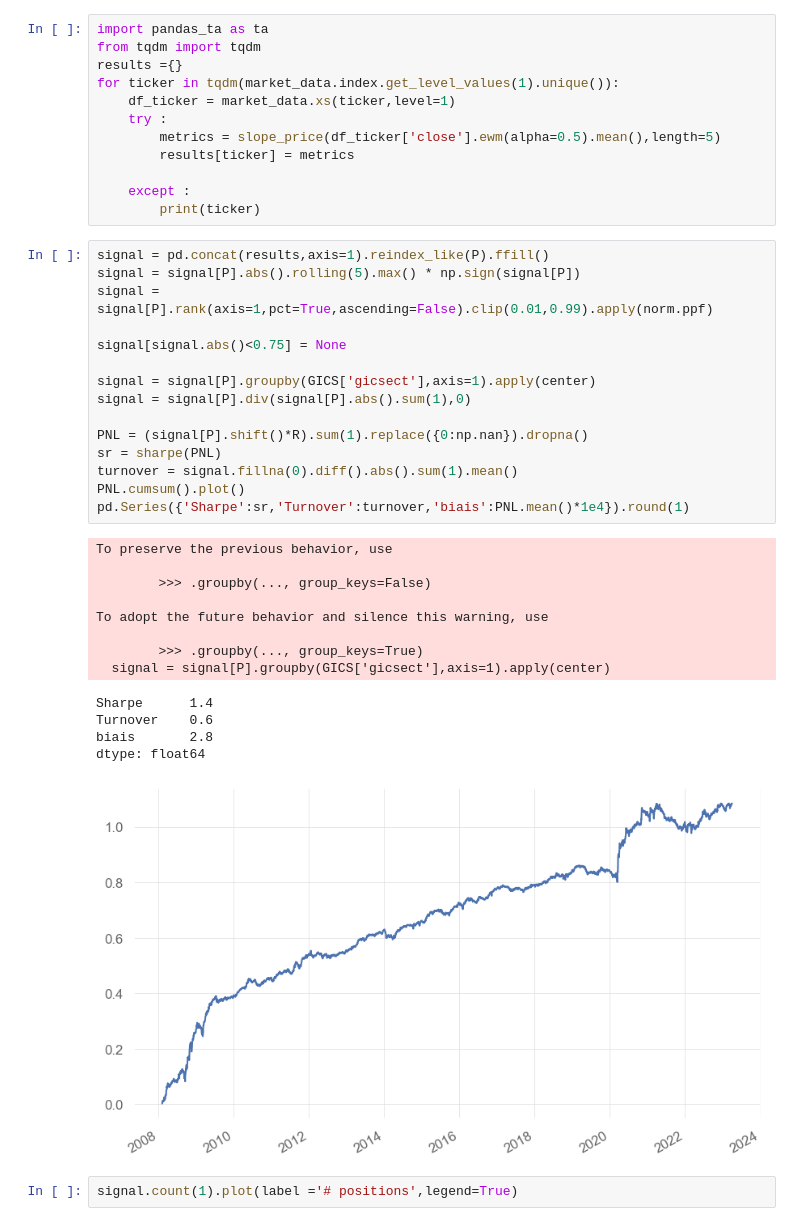
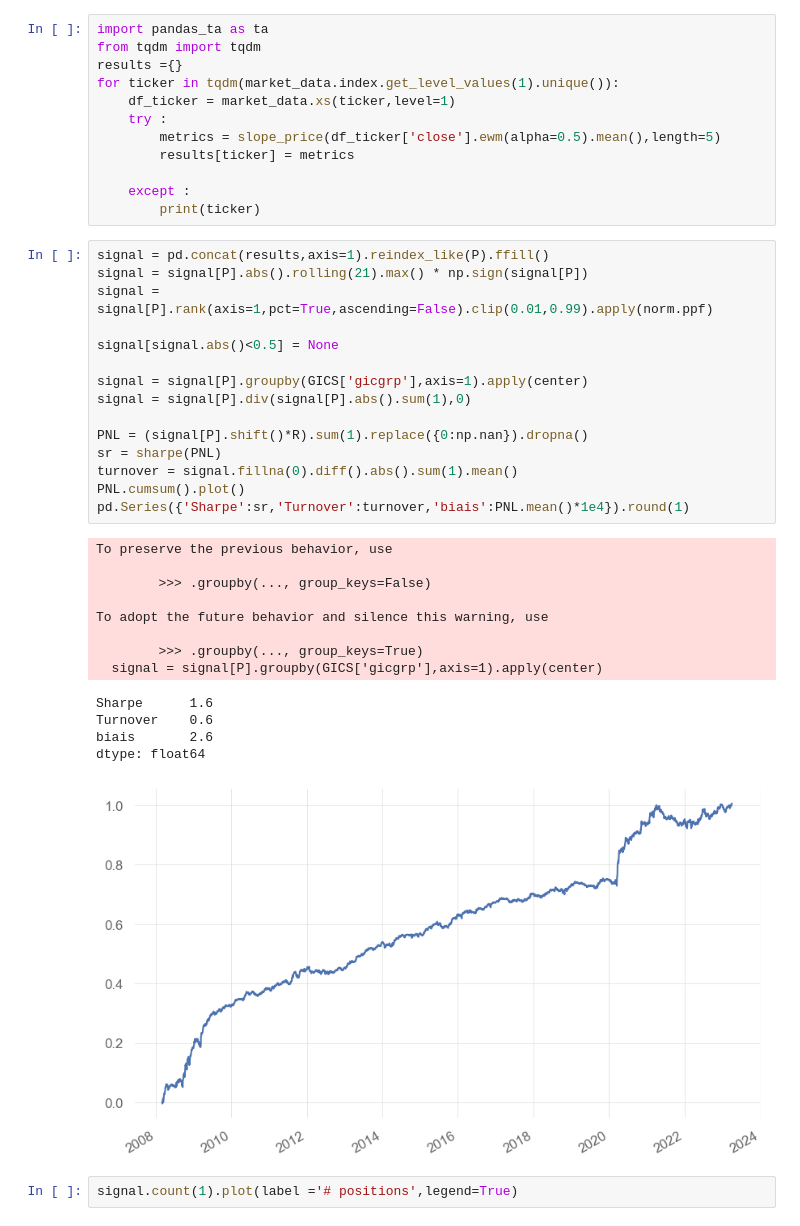
Before and after one commit to nabz78350/backtesting, a Jupyter notebook: strat_slope.ipynb, the cells around one changed output. Cells and saved outputs as stored; diff of their text form.

```diff
--- a/strat_slope.ipynb
+++ b/strat_slope.ipynb
@@ -103,33 +86,33 @@ for ticker in tqdm(market_data.index.get_level_values(1).unique()):
         print(ticker)
 # %%
 signal = pd.concat(results,axis=1).reindex_like(P).ffill()
-signal = signal[P].abs().rolling(5).max() * np.sign(signal[P])
+signal = signal[P].abs().rolling(21).max() * np.sign(signal[P])
 signal = signal[P].rank(axis=1,pct=True,ascending=False).clip(0.01,0.99).apply(norm.ppf)
 
-signal[signal.abs()<0.75] = None
+signal[signal.abs()<0.5] = None
 
-signal = signal[P].groupby(GICS['gicsect'],axis=1).apply(center)
+signal = signal[P].groupby(GICS['gicgrp'],axis=1).apply(center)
 signal = signal[P].div(signal[P].abs().sum(1),0)
 
 PNL = (signal[P].shift()*R).sum(1).replace({0:np.nan}).dropna()
 sr = sharpe(PNL)
 turnover = signal.fillna(0).diff().abs().sum(1).mean()
 PNL.cumsum().plot()
 pd.Series({'Sharpe':sr,'Turnover':turnover,'biais':PNL.mean()*1e4}).round(1)
 # %% [output]
 To preserve the previous behavior, use
 
         >>> .groupby(..., group_keys=False)
 
 To adopt the future behavior and silence this warning, use
 
         >>> .groupby(..., group_keys=True)
-  signal = signal[P].groupby(GICS['gicsect'],axis=1).apply(center)
+  signal = signal[P].groupby(GICS['gicgrp'],axis=1).apply(center)
-Sharpe      1.4
+Sharpe      1.6
 Turnover    0.6
-biais       2.8
+biais       2.6
 dtype: float64
-[figure, old version]
+[figure, new version]
 # %%
 signal.count(1).plot(label ='# positions',legend=True)
 # %% [output]
```
Also changed, not shown: parts of 1 cell of this notebook.
